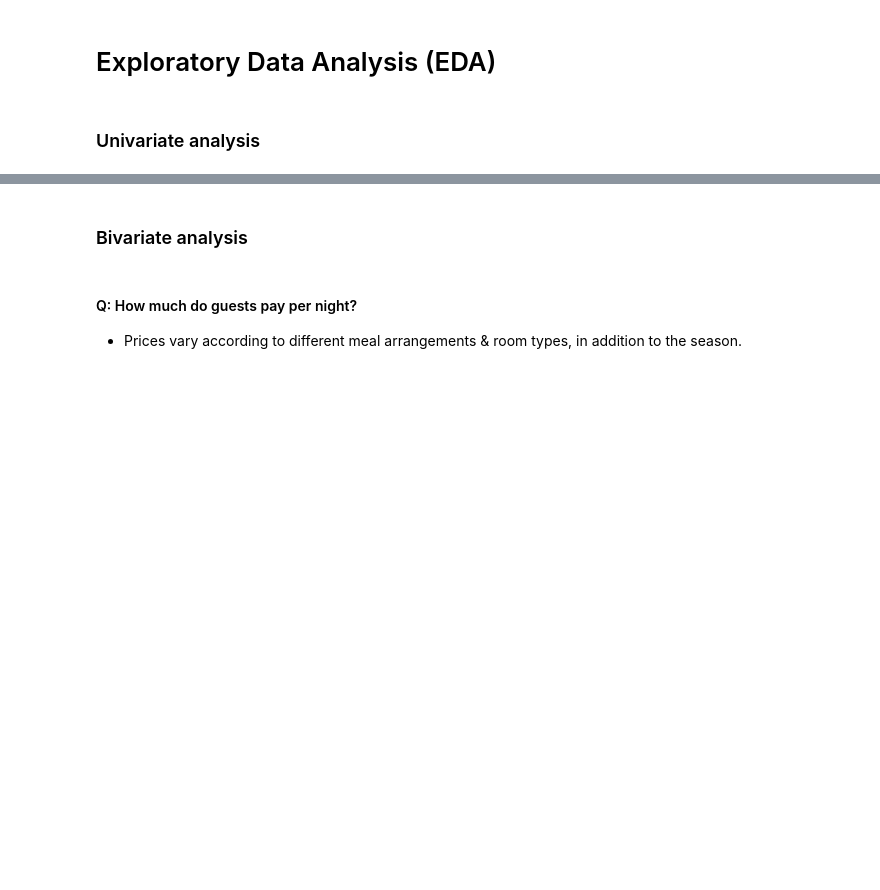
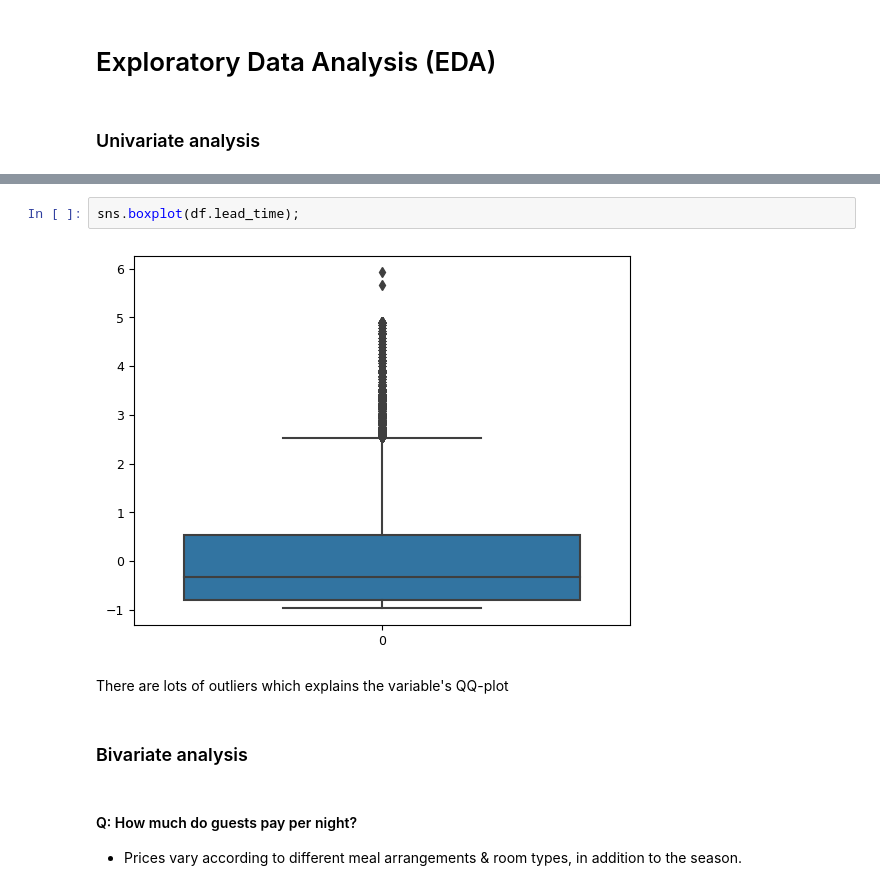
Before and after one commit to midoplays/DAProject, a Jupyter notebook: project.ipynb, the cells around one changed output, grey strips where cells are left out. Drawn from its saved outputs; the diff is of its cells as text; blank space fills up the shorter version.

```diff
--- a/project.ipynb
+++ b/project.ipynb
@@ -486,3 +434,9 @@ sm.qqplot(df.adr, line ='45')
+# %%
+sns.boxplot(df.lead_time);
+# %% [output]
+[figure, added]
+# %% [markdown]
+There are lots of outliers which explains the variable's QQ-plot
 # %% [markdown]
 ### Bivariate analysis
 # %% [markdown]
```
Also changed, not shown: parts of 21 cells of this notebook.
